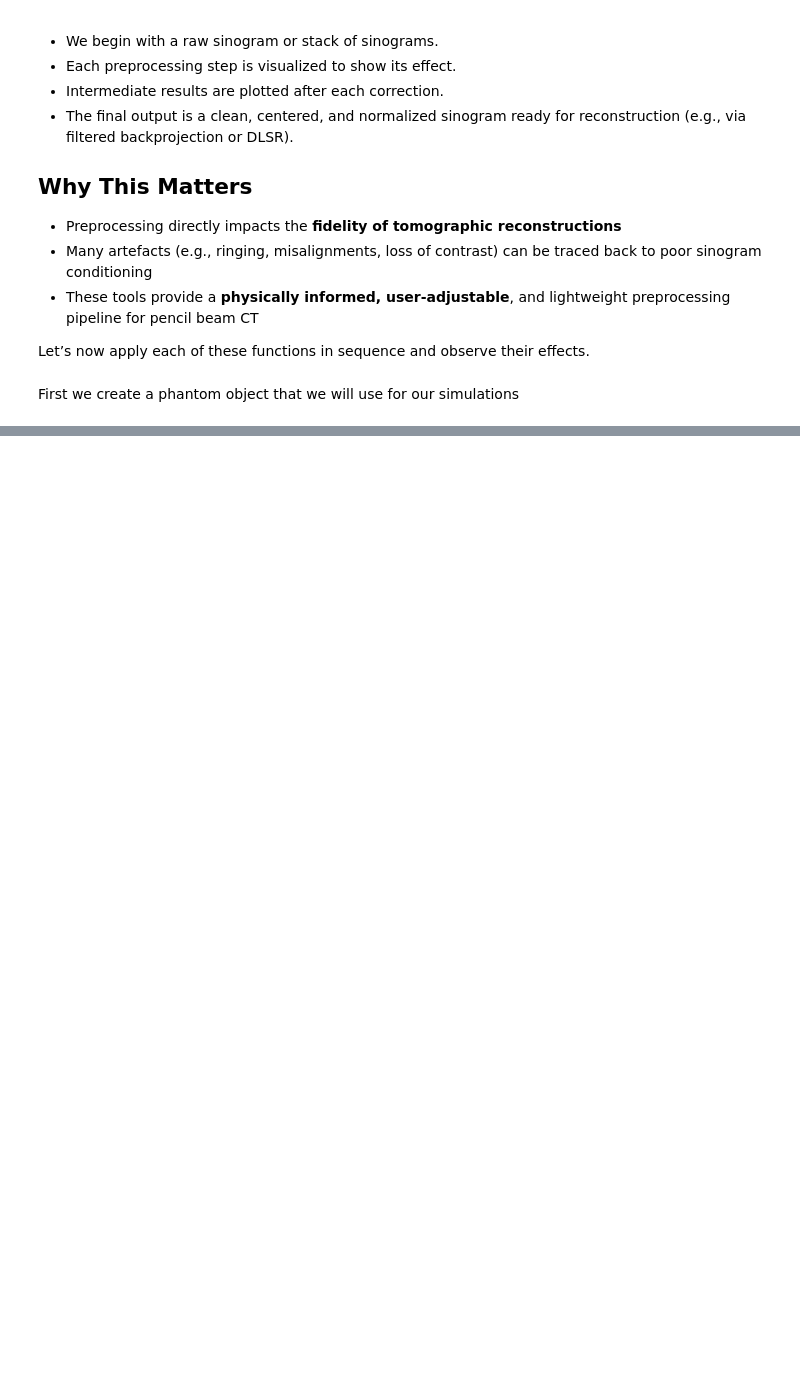
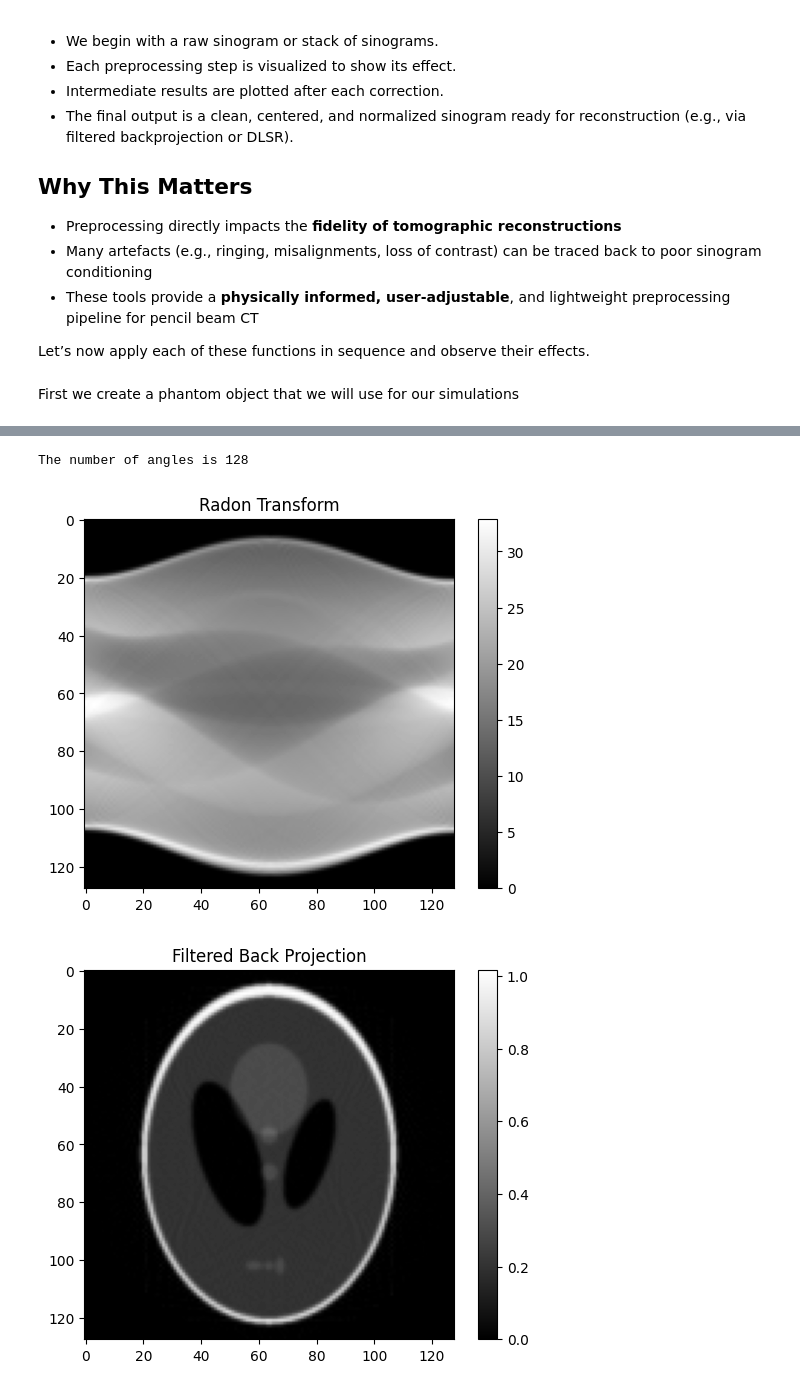
Before and after one commit to antonyvam/nDTomo, a Jupyter notebook: docs/source/notebooks/tutorial_sinogram_handling.ipynb, the cells around one changed output, grey strips where cells are left out. Saved outputs shown, nothing was run; the diff lists cells and outputs as text; code cells hidden in the pictures; blank space fills up the shorter version.

```diff
--- a/docs/source/notebooks/tutorial_sinogram_handling.ipynb
+++ b/docs/source/notebooks/tutorial_sinogram_handling.ipynb
@@ -90,0 +92,25 @@ plt.show()
+# %%
+scan = 180
+theta = np.arange(0, scan, scan/npix)
+print('The number of angles is', len(theta))
+
+s = radon(img, theta)
+
+fbp = iradon(s, theta, filter_name='ramp', output_size=npix)
+fbp[fbp < 0] = 0
+
+plt.figure(1);plt.clf()
+plt.imshow(s, cmap='gray')
+plt.title('Radon Transform')
+plt.colorbar()
+plt.show()
+
+plt.figure(2);plt.clf()
+plt.imshow(fbp, cmap='gray')
+plt.title('Filtered Back Projection')
+plt.colorbar()
+plt.show()
+# %% [output]
+The number of angles is 128
+[figure, added]
+[figure, added]
```
Also changed, not shown: parts of 5 cells of this notebook, 1 other file.
